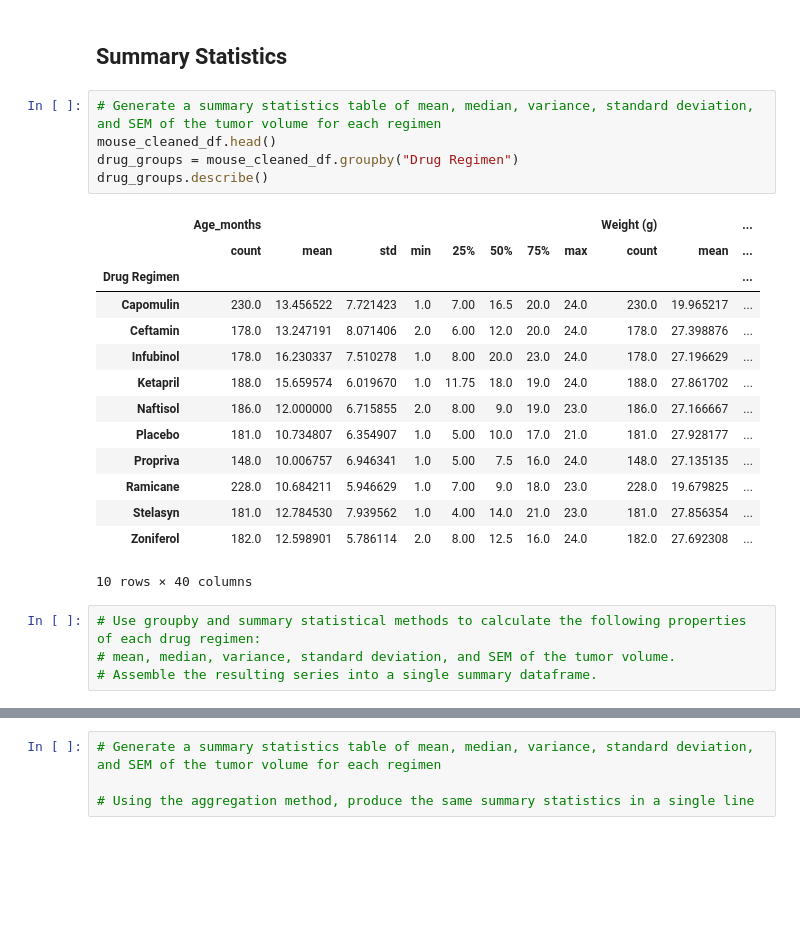
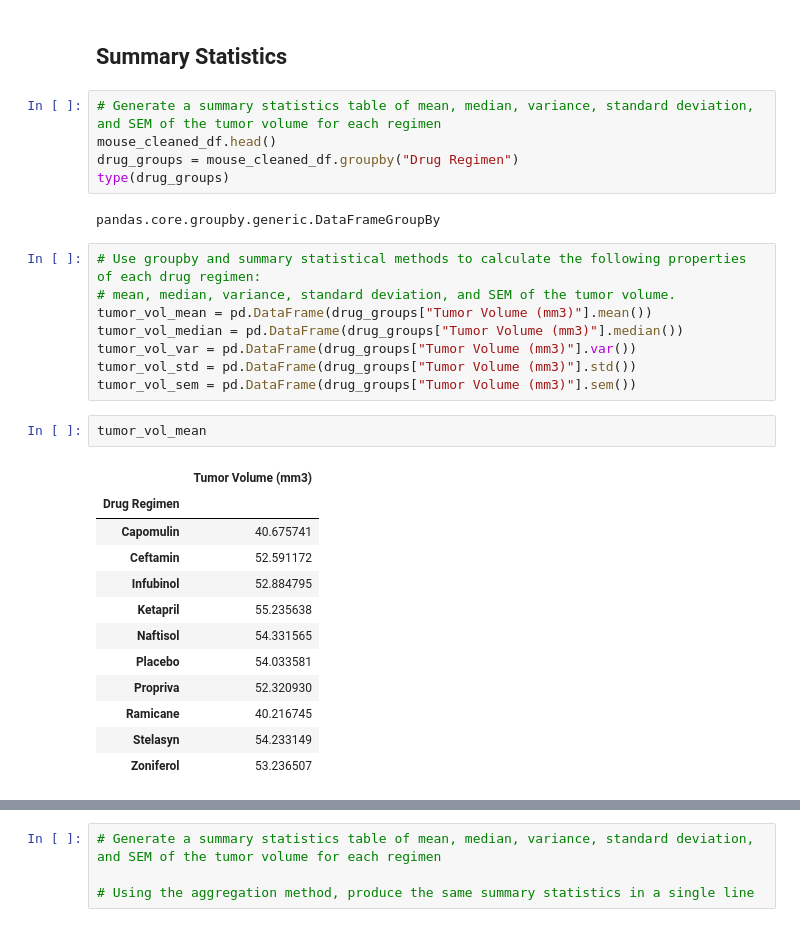
Before and after one commit to swdrich/matplotlib-challenge, a Jupyter notebook: Instructions/Pymaceuticals/pymaceuticals_starter.ipynb, the cells around one changed output, grey strips where cells are left out. Saved outputs shown, nothing was run; the diff lists cells and outputs as text; blank space fills up the shorter version.

```diff
--- a/Instructions/Pymaceuticals/pymaceuticals_starter.ipynb
+++ b/Instructions/Pymaceuticals/pymaceuticals_starter.ipynb
@@ -94,23 +95,29 @@ print(nmice2)
 # Generate a summary statistics table of mean, median, variance, standard deviation, and SEM of the tumor volume for each regimen
 mouse_cleaned_df.head()
 drug_groups = mouse_cleaned_df.groupby("Drug Regimen")
-drug_groups.describe()
+type(drug_groups)
 # %% [output]
-|  | Age_months |  |  |  |  |  |  |  | Weight (g) |  | ... |
-|  | count | mean | std | min | 25% | 50% | 75% | max | count | mean | ... |
-| Drug Regimen |  |  |  |  |  |  |  |  |  |  | ... |
-| Capomulin | 230.0 | 13.456522 | 7.721423 | 1.0 | 7.00 | 16.5 | 20.0 | 24.0 | 230.0 | 19.965217 | ... |
-| Ceftamin | 178.0 | 13.247191 | 8.071406 | 2.0 | 6.00 | 12.0 | 20.0 | 24.0 | 178.0 | 27.398876 | ... |
-| Infubinol | 178.0 | 16.230337 | 7.510278 | 1.0 | 8.00 | 20.0 | 23.0 | 24.0 | 178.0 | 27.196629 | ... |
-| Ketapril | 188.0 | 15.659574 | 6.019670 | 1.0 | 11.75 | 18.0 | 19.0 | 24.0 | 188.0 | 27.861702 | ... |
-| Naftisol | 186.0 | 12.000000 | 6.715855 | 2.0 | 8.00 | 9.0 | 19.0 | 23.0 | 186.0 | 27.166667 | ... |
-| Placebo | 181.0 | 10.734807 | 6.354907 | 1.0 | 5.00 | 10.0 | 17.0 | 21.0 | 181.0 | 27.928177 | ... |
-| Propriva | 148.0 | 10.006757 | 6.946341 | 1.0 | 5.00 | 7.5 | 16.0 | 24.0 | 148.0 | 27.135135 | ... |
-| Ramicane | 228.0 | 10.684211 | 5.946629 | 1.0 | 7.00 | 9.0 | 18.0 | 23.0 | 228.0 | 19.679825 | ... |
-| Stelasyn | 181.0 | 12.784530 | 7.939562 | 1.0 | 4.00 | 14.0 | 21.0 | 23.0 | 181.0 | 27.856354 | ... |
-| Zoniferol | 182.0 | 12.598901 | 5.786114 | 2.0 | 8.00 | 12.5 | 16.0 | 24.0 | 182.0 | 27.692308 | ... |
-10 rows × 40 columns
+pandas.core.groupby.generic.DataFrameGroupBy
 # %%
 # Use groupby and summary statistical methods to calculate the following properties of each drug regimen:
 # mean, median, variance, standard deviation, and SEM of the tumor volume.
-# Assemble the resulting series into a single summary dataframe.
+tumor_vol_mean = pd.DataFrame(drug_groups["Tumor Volume (mm3)"].mean())
+tumor_vol_median = pd.DataFrame(drug_groups["Tumor Volume (mm3)"].median())
+tumor_vol_var = pd.DataFrame(drug_groups["Tumor Volume (mm3)"].var())
+tumor_vol_std = pd.DataFrame(drug_groups["Tumor Volume (mm3)"].std())
+tumor_vol_sem = pd.DataFrame(drug_groups["Tumor Volume (mm3)"].sem())
+# %%
+tumor_vol_mean
+# %% [output]
+|  | Tumor Volume (mm3) |
+| Drug Regimen |  |
+| Capomulin | 40.675741 |
+| Ceftamin | 52.591172 |
+| Infubinol | 52.884795 |
+| Ketapril | 55.235638 |
+| Naftisol | 54.331565 |
+| Placebo | 54.033581 |
+| Propriva | 52.320930 |
+| Ramicane | 40.216745 |
+| Stelasyn | 54.233149 |
+| Zoniferol | 53.236507 |
```
Also changed, not shown: parts of 6 cells of this notebook.
